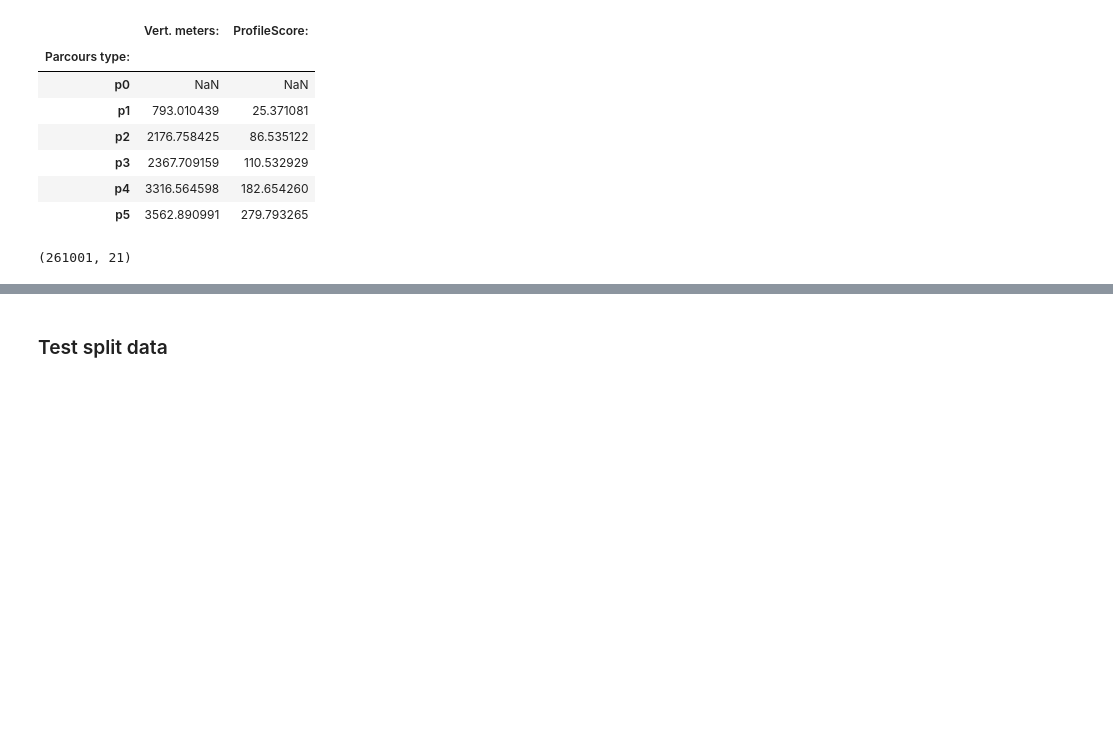
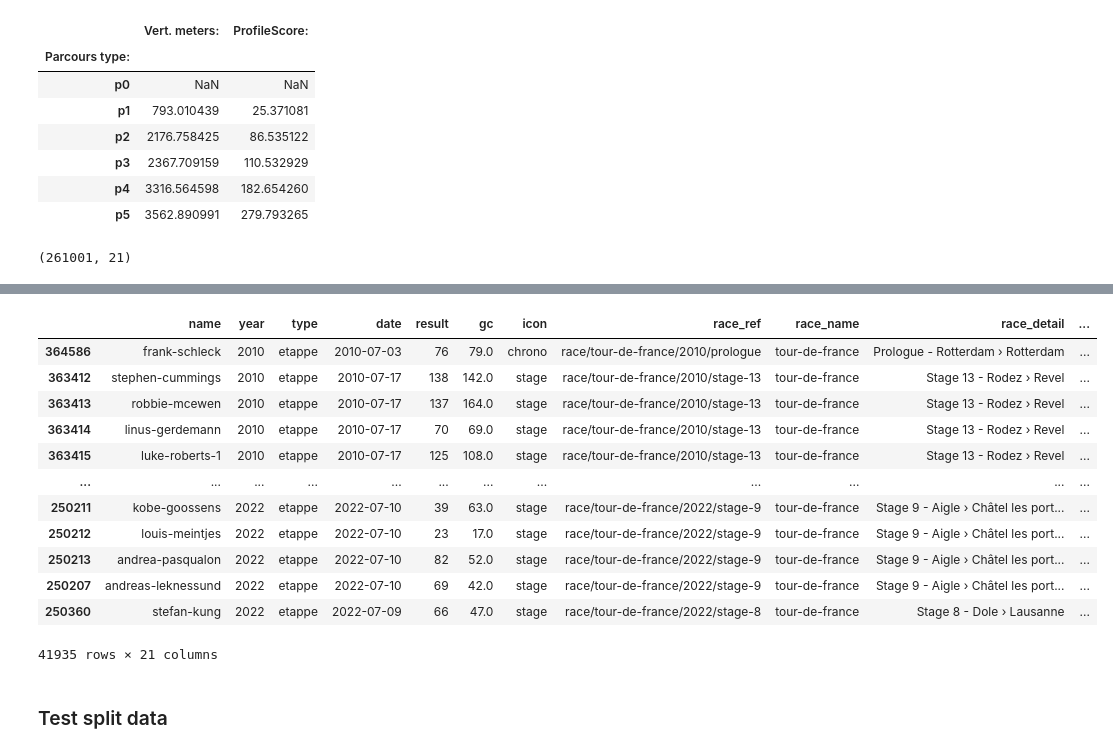
Before and after one commit to Michiel-DK/cycling, a Jupyter notebook: preprocess.ipynb, the cells around one changed output, grey strips where cells are left out. Cells and saved outputs as stored; diff of their text form; code cells hidden in the pictures; blank space fills up the shorter version.

```diff
--- a/preprocess.ipynb
+++ b/preprocess.ipynb
@@ -314,3 +298,19 @@ merged
+# %%
+merged[merged['race_name'] == 'tour-de-france'].sort_values(by='year')
+# %% [output]
+|  | name | year | type | date | result | gc | icon | race_ref | race_name | race_detail | ... |
+| 364586 | frank-schleck | 2010 | etappe | 2010-07-03 | 76 | 79.0 | chrono | race/tour-de-france/2010/prologue | tour-de-france | Prologue - Rotterdam › Rotterdam | ... |
+| 363412 | stephen-cummings | 2010 | etappe | 2010-07-17 | 138 | 142.0 | stage | race/tour-de-france/2010/stage-13 | tour-de-france | Stage 13 - Rodez › Revel | ... |
+| 363413 | robbie-mcewen | 2010 | etappe | 2010-07-17 | 137 | 164.0 | stage | race/tour-de-france/2010/stage-13 | tour-de-france | Stage 13 - Rodez › Revel | ... |
+| 363414 | linus-gerdemann | 2010 | etappe | 2010-07-17 | 70 | 69.0 | stage | race/tour-de-france/2010/stage-13 | tour-de-france | Stage 13 - Rodez › Revel | ... |
+| 363415 | luke-roberts-1 | 2010 | etappe | 2010-07-17 | 125 | 108.0 | stage | race/tour-de-france/2010/stage-13 | tour-de-france | Stage 13 - Rodez › Revel | ... |
+| ... | ... | ... | ... | ... | ... | ... | ... | ... | ... | ... | ... |
+| 250211 | kobe-goossens | 2022 | etappe | 2022-07-10 | 39 | 63.0 | stage | race/tour-de-france/2022/stage-9 | tour-de-france | Stage 9 - Aigle › Châtel les port... | ... |
+| 250212 | louis-meintjes | 2022 | etappe | 2022-07-10 | 23 | 17.0 | stage | race/tour-de-france/2022/stage-9 | tour-de-france | Stage 9 - Aigle › Châtel les port... | ... |
+| 250213 | andrea-pasqualon | 2022 | etappe | 2022-07-10 | 82 | 52.0 | stage | race/tour-de-france/2022/stage-9 | tour-de-france | Stage 9 - Aigle › Châtel les port... | ... |
+| 250207 | andreas-leknessund | 2022 | etappe | 2022-07-10 | 69 | 42.0 | stage | race/tour-de-france/2022/stage-9 | tour-de-france | Stage 9 - Aigle › Châtel les port... | ... |
+| 250360 | stefan-kung | 2022 | etappe | 2022-07-09 | 66 | 47.0 | stage | race/tour-de-france/2022/stage-8 | tour-de-france | Stage 8 - Dole › Lausanne | ... |
+41935 rows × 21 columns
 # %%
 from sklearn.preprocessing import MinMaxScaler
 
```
Also changed, not shown: parts of 16 cells of this notebook, 1 other file.
